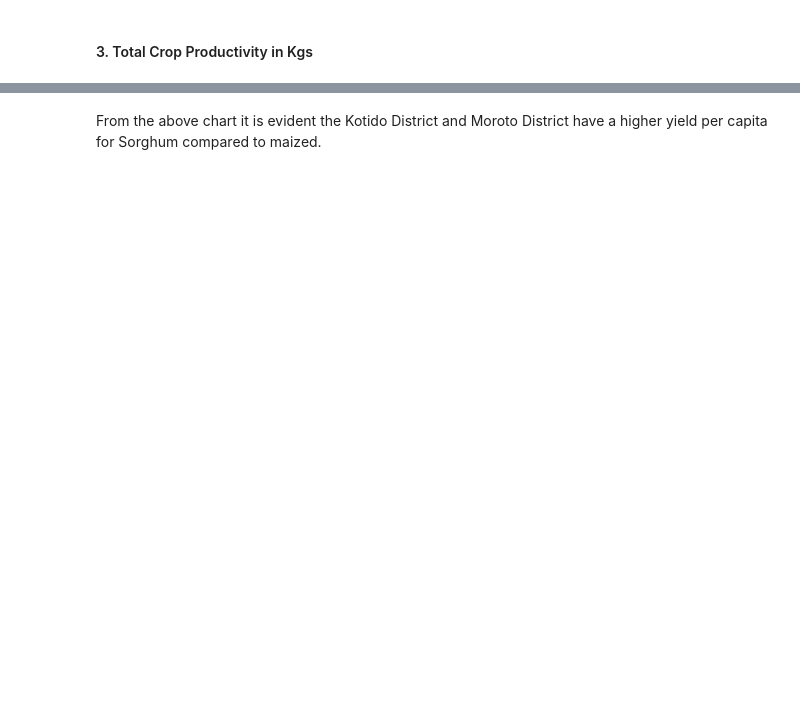
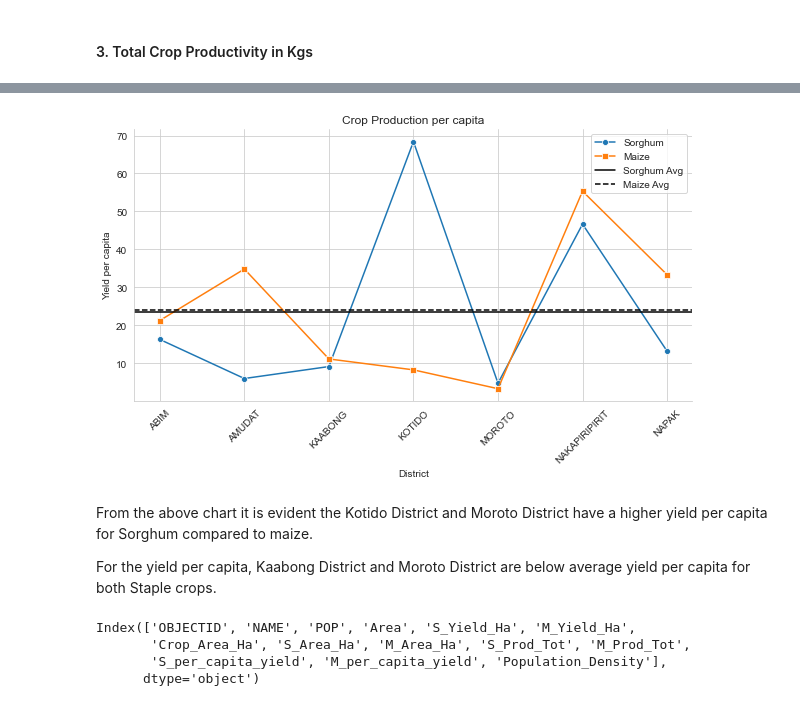
Before and after one commit to MissJJT/dsc-dvp-project02, a Jupyter notebook: index.ipynb, the cells around one changed output, grey strips where cells are left out. Drawn from its saved outputs; the diff is of its cells as text; code cells hidden in the pictures; blank space fills up the shorter version.

```diff
--- a/index.ipynb
+++ b/index.ipynb
@@ -697,25 +886,38 @@ df
 # %%
 # Create the figure and axes
 fig, ax = plt.subplots(figsize=(10, 5))
 
 # Plot the lines using seaborn
 sns.lineplot(x='NAME', y='S_per_capita_yield', data=df, label='Sorghum', ax=ax, marker='o')
 sns.lineplot(x='NAME', y='M_per_capita_yield', data=df, label='Maize', ax=ax, marker='s')
+plt.axhline(y=23.48, color='black', linestyle='-', label='Sorghum Avg')
+plt.axhline(y=23.92, color='black', linestyle='--', label='Maize Avg')
 
 # Set title and labels
 ax.set_title('Crop Production per capita')
 ax.set_xlabel('District')
 ax.set_ylabel('Yield per capita')
 
-# Rotate x-axis labels for better readability
+
 plt.xticks(rotation=45)
 
-# Customize appearance (optional)
+
 sns.set_style("whitegrid")
 sns.despine()
 
 # Show the plot
 plt.legend()
 plt.show()
+# %% [output]
+[figure, added]
 # %% [markdown]
-From the above chart it is evident the Kotido District and Moroto District have a higher yield per capita for Sorghum compared to maized.
+From the above chart it is evident the Kotido District and Moroto District have a higher yield per capita for Sorghum compared to maize.
+
+For the yield per capita, Kaabong District and Moroto District are below average  yield per capita  for both Staple crops.
+# %%
+df.columns
+# %% [output]
+Index(['OBJECTID', 'NAME', 'POP', 'Area', 'S_Yield_Ha', 'M_Yield_Ha',
+       'Crop_Area_Ha', 'S_Area_Ha', 'M_Area_Ha', 'S_Prod_Tot', 'M_Prod_Tot',
+       'S_per_capita_yield', 'M_per_capita_yield', 'Population_Density'],
+      dtype='object')
```
Also changed, not shown: parts of 34 cells of this notebook.
